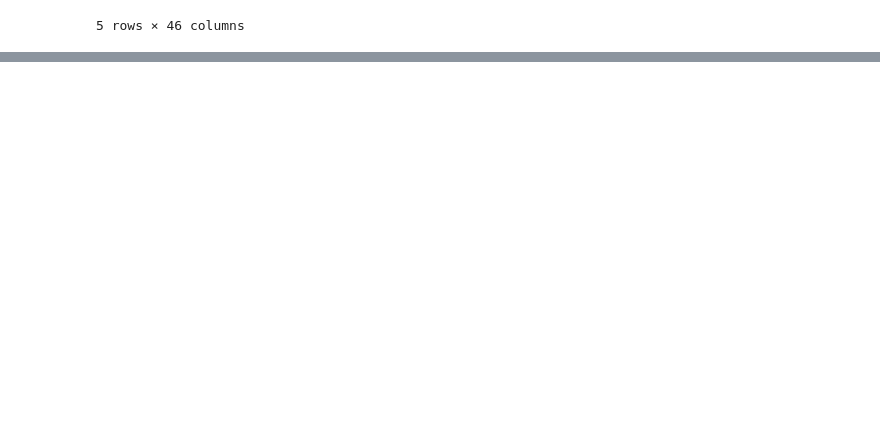
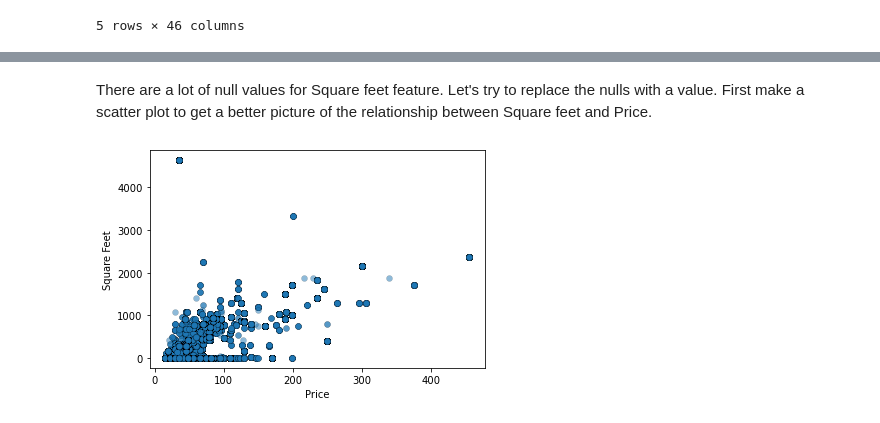
Before and after one commit to alexiska/Predict-renting-price-Airbnb-Berlin, a Jupyter notebook: Notebook/Prediction model Airbnb in Berlin.ipynb, the cells around one changed output, grey strips where cells are left out. Drawn from its saved outputs; the diff is of its cells as text; code cells hidden in the pictures; blank space fills up the shorter version.

```diff
--- a/Notebook/Prediction model Airbnb in Berlin.ipynb
+++ b/Notebook/Prediction model Airbnb in Berlin.ipynb
@@ -112,10 +41,0 @@ array(['NeukÃ¶lln', 'Pankow', 'Mitte', 'Friedrichshain-Kreuzberg',
-# %%
-# Rename some of the city names and change graphic coder set for city
-df['City'] = df['City'].map(lambda x: re.sub(r'[0-9]','',str(x)))
-df['City'] = df['City'].map(lambda x: re.sub(r'í','i',str(x)))
-df['City'] = df['City'].map(lambda x: x.encode('latin-1').decode('utf-8'))
-
-
-# Change graphic coder set Neighbourhood-column and Neighborhood Group-column
-df['neighbourhood'] = df['neighbourhood'].map(lambda x: x.encode('latin-1').decode('utf-8'))
-df['Neighborhood Group'] = df['Neighborhood Group'].map(lambda x: x.encode('latin-1').decode('utf-8'))
@@ -259,0 +94,9 @@ f.corr()
+# %% [markdown]
+There are a lot of null values for Square feet feature. Let's try to replace the nulls with a value. First make a scatter plot to get a better picture of the relationship between Square feet and Price.
+# %%
+plt.scatter(df['Price'],df['Square Feet'],alpha=0.5,linewidths=0.2, edgecolors='Black')
+plt.xlabel('Price')
+plt.ylabel('Square Feet')
+plt.show()
+# %% [output]
+[figure, added]
```
Also changed, not shown: parts of 57 cells of this notebook.
